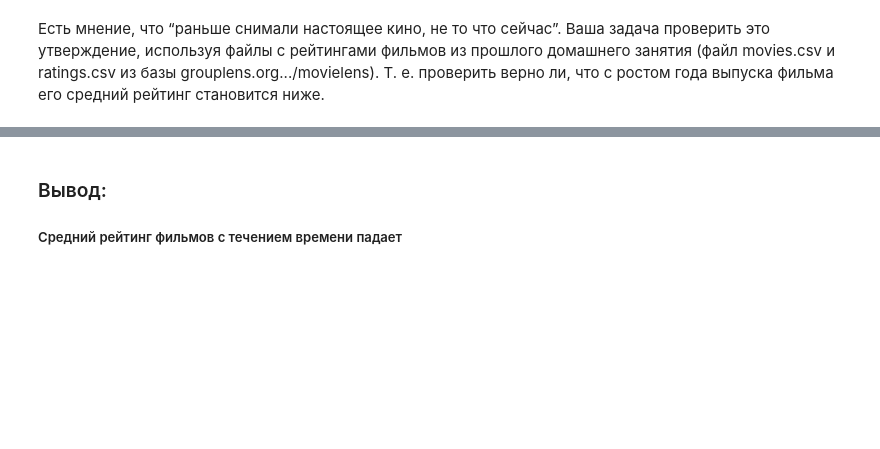
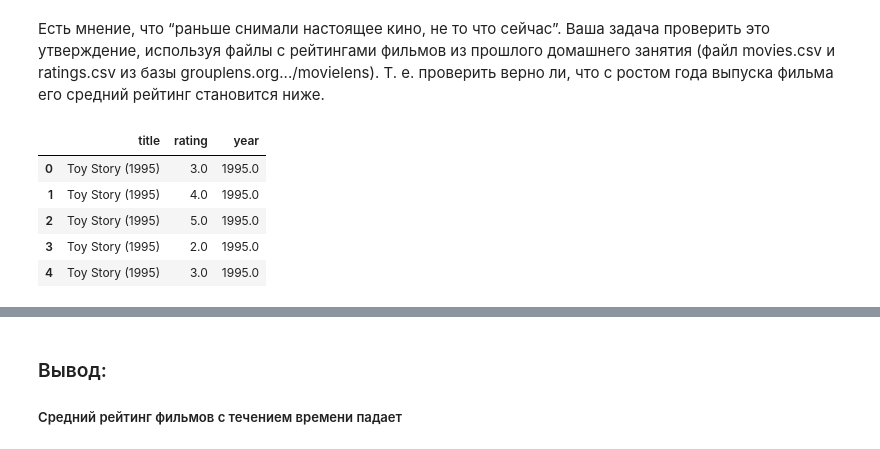
Before and after one commit to sokolovand/DSU_7, a Jupyter notebook: 2. Numpy.Pandas/3. Pandas and functions/Pandas and functions.ipynb, the cells around one changed output, grey strips where cells are left out. Cells and saved outputs as stored; diff of their text form; code cells hidden in the pictures; blank space fills up the shorter version.

```diff
--- a/2. Numpy.Pandas/3. Pandas and functions/Pandas and functions.ipynb
+++ b/2. Numpy.Pandas/3. Pandas and functions/Pandas and functions.ipynb
@@ -128,5 +128,13 @@ def return_me_a_year(row):
         return None
 # %%
 all_info['year'] = all_info.apply(return_me_a_year, axis=1)
+all_info.head()
+# %% [output]
+|  | title | rating | year |
+| 0 | Toy Story (1995) | 3.0 | 1995.0 |
+| 1 | Toy Story (1995) | 4.0 | 1995.0 |
+| 2 | Toy Story (1995) | 5.0 | 1995.0 |
+| 3 | Toy Story (1995) | 2.0 | 1995.0 |
+| 4 | Toy Story (1995) | 3.0 | 1995.0 |
 # %%
 rating_by_year = all_info[['rating', 'year']].groupby('year').mean()
```
Also changed, not shown: parts of 2 cells of this notebook.
